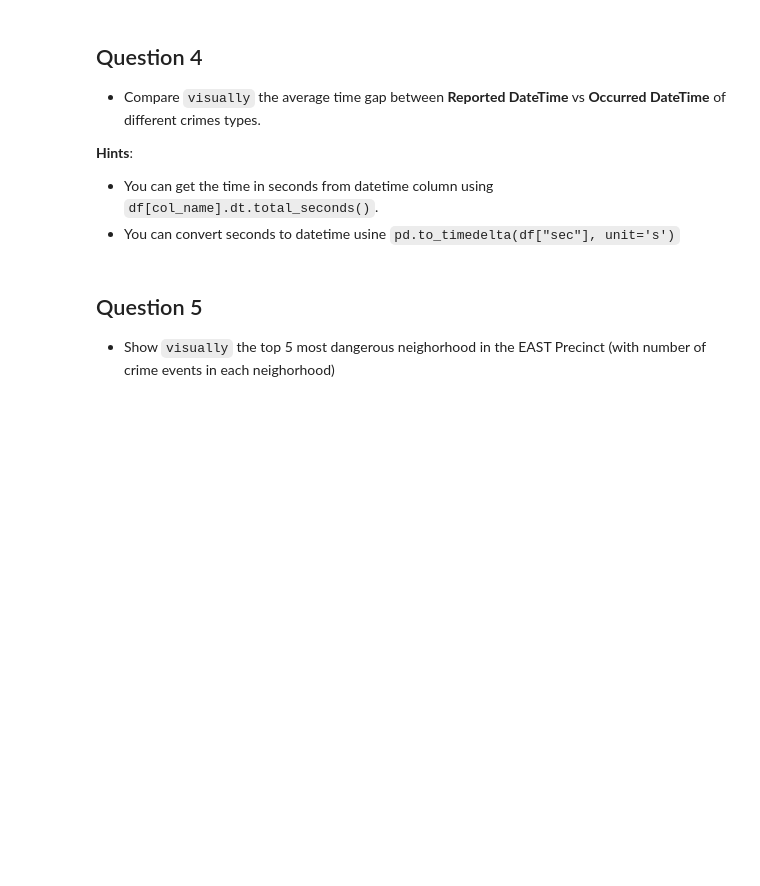
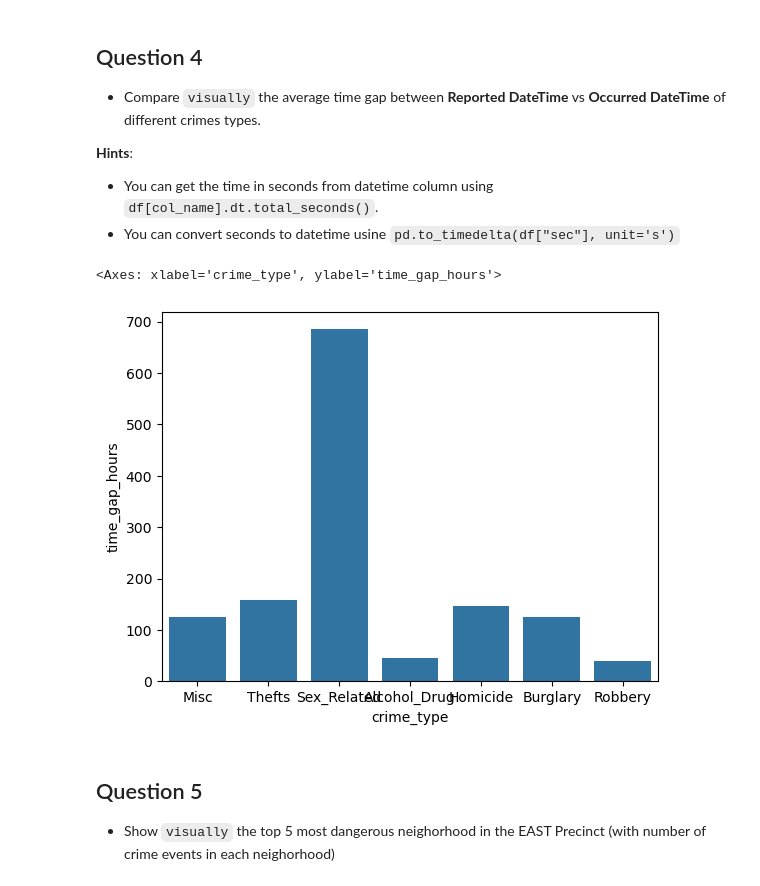
Before and after one commit to gkbichara/Programming-Tools, a Jupyter notebook: Assignment5/Assignment05.ipynb, the cells around one changed output. Drawn from its saved outputs; the diff is of its cells as text; code cells hidden in the pictures; blank space fills up the shorter version.

```diff
--- a/Assignment5/Assignment05.ipynb
+++ b/Assignment5/Assignment05.ipynb
@@ -41,14 +41,3 @@ Name: count, dtype: int64
 - **Hints**:
     - The panadas function **pd.to_datetime** can help
     - The loaded Occurred/Reported Time appears to be a float like '1930.0'. This should be interpreted as '19:30:00' eventually
-# %%
-#Your Code Here
-'''
-dropped['Occurred Date'] = pd.to_datetime(dropped['Occured Date'])
-dropped['Occurred Time'] = pd.to_datetime(dropped['Occured Time'])
-dropped['Occurred DateTome'] = dropped['Occurred Date'] + dropped['Occurred Time']
-
-dropped
-'''
-
-dropped.dtypes
@@ -69,0 +44,10 @@ dtype: object
+# %%
+#Your Code Here
+
+dropped['Occurred Time'] = dropped['Occurred Time'].apply(lambda x: f"{int(x/100):02d}:{int(x)%100:02d}:00" if pd.notna(x) else None)
+dropped['Reported Time'] = dropped['Reported Time'].apply(lambda x: f"{int(x/100):02d}:{int(x)%100:02d}:00" if pd.notna(x) else None)
+
+dropped['Occurred DateTime'] = pd.to_datetime(dropped['Occurred Date'] + ' ' + dropped['Occurred Time'])
+dropped['Reported DateTime'] = pd.to_datetime(dropped['Reported Date'] + ' ' + dropped['Reported Time'])
+
+dropped
@@ -70,3 +88,7 @@ dtype: object
+# %%
+#Your Code Here
+
+dropped = dropped.drop(columns=['Occurred Date', 'Occurred Time', 'Reported Date', 'Reported Time'])
 # %% [markdown]
 ## Question 3
 
@@ -115,4 +137,11 @@ mappingDict={
 #Your Code Here
 
 dropped['crime_type'] = dropped['Crime Subcategory'].map(lambda x: mappingDict[x])
+
+
+"""
+Could have used this
+dropped['crime_type'] = dropped['Crime Subcategory'].map(mapping_dict)
+But just added the last 2 in the dictionary manyally
+"""
 # %% [output]
@@ -135,3 +156,16 @@ import matplotlib.pyplot as plt
+# %%
+#Your Code Here
+import seaborn as sns
+import matplotlib.pyplot as plt
+
+dropped['time_gap_seconds'] = (dropped['Reported DateTime'] - dropped['Occurred DateTime']).dt.total_seconds()
+dropped['time_gap_hours'] = pd.to_timedelta(dropped['time_gap_seconds'], unit='s') / pd.Timedelta(hours=1)
+time_gap_by_crime = dropped.groupby('crime_type')['time_gap_hours'].mean().sort_values()
+
+sns.barplot(x='crime_type', y='time_gap_hours', data=dropped, estimator='mean', errorbar=None)
+# %% [output]
+<Axes: xlabel='crime_type', ylabel='time_gap_hours'>
+[figure, added]
 # %% [markdown]
 ## Question 5
 - Show `visually` the top 5 most dangerous neighorhood in the EAST Precinct (with number of crime events in each neighorhood)
```
Also changed, not shown: parts of 12 cells of this notebook.
